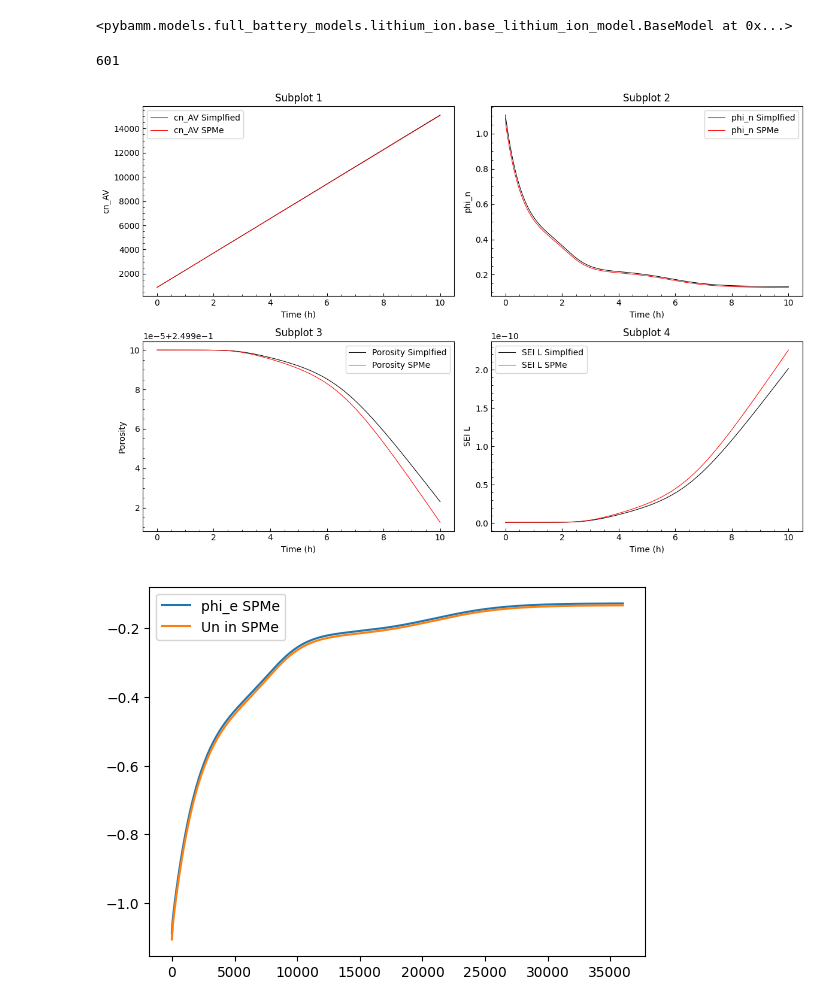
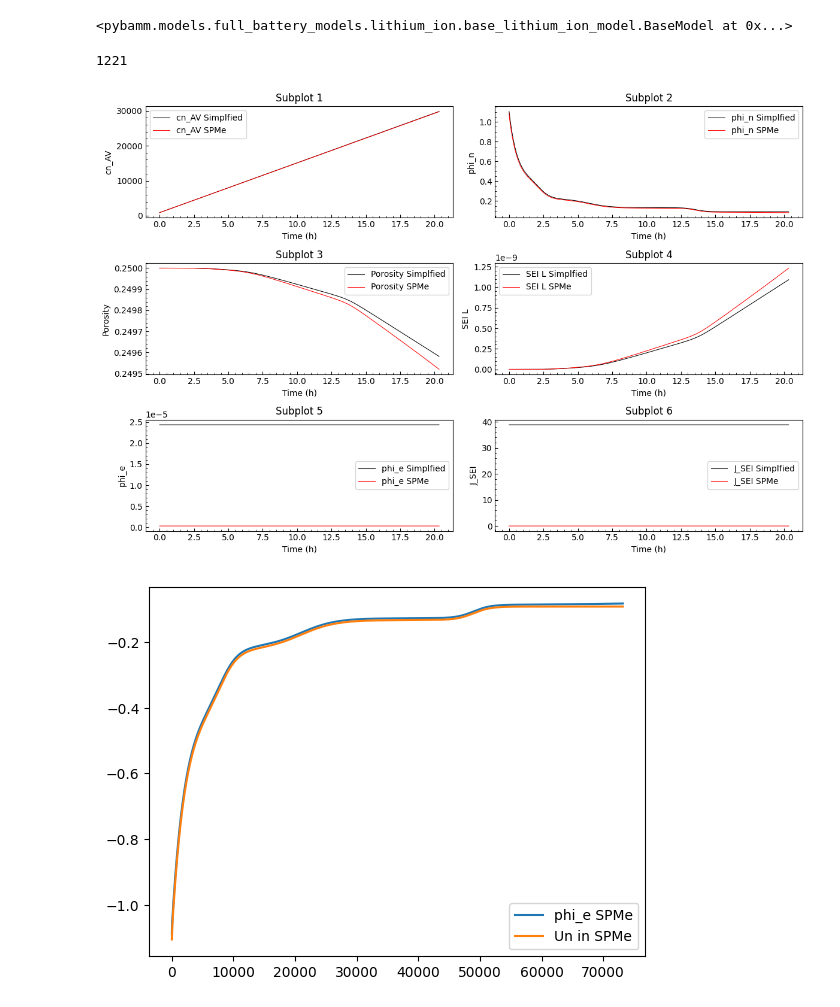
Before and after one commit to brosaplanella/formation, a Jupyter notebook: simplified_SEI_Model2.ipynb, the cells around one changed output. Saved outputs shown, nothing was run; the diff lists cells and outputs as text; code cells hidden in the pictures.

Commit message:
Applied currentt managed for any C-rate in both SPMe and simplified one

```diff
--- a/simplified_SEI_Model2.ipynb
+++ b/simplified_SEI_Model2.ipynb
@@ -152,7 +153,7 @@ model_simplified.variables = {
 
 model_simplified.algebraic = {
   phi_n: phi_n -  Un(cn_av/c_n_max),
-  phi_e_n: phi_e_n + I_app/(2.0*sigma_e*B*L_n)*x_n*x_n,
+  phi_e_n: phi_e_n + I_app/(6.0*sigma_e*B*L_n)*L_n**2,
   L_SEI: L_SEI - L_SEI_0 + 1/an*(E_n-E_init),
   }
 # %%
@@ -164,7 +165,7 @@ model_simplified.rhs = {cn_av: dcndt, E_n: dEndt}
 
 model_simplified.initial_conditions = {
     phi_n: Un(cn0/c_n_max),
-    phi_e_n: 0,
+    phi_e_n: 1e-7,
     L_SEI: L_SEI_0,
     cn_av: cn0,
     E_n: E_init,
@@ -216,7 +217,7 @@ cycle_number =1
 
 
 exp_CCCV_CC = pybamm.Experiment(
-    [("Charge at C/20 for 10 hour",
+    [("Charge at C/20 until 4.2 V",
        )] *cycle_number
 )
 
@@ -248,8 +249,10 @@ sol_SPMe.append(solutions_SPMe[0]['Negative electrode volume-averaged concentrat
 sol_SPMe.append(-solutions_SPMe[0]["Negative electrolyte potential [V]"].entries[0])
 sol_SPMe.append(solutions_SPMe[0]['X-averaged negative electrode porosity'].entries)
 sol_SPMe.append(solutions_SPMe[0]['Total SEI thickness [m]'].entries[0])
+# sol_SPMe.append(solutions_SPMe[0]['X-averaged negative electrode potential [V]'].entries)
+sol_SPMe.append(solutions_SPMe[0]['X-averaged negative electrode potential [V]'].entries)
+sol_SPMe.append(solutions_SPMe[0]['X-averaged negative electrode SEI interfacial current density [A.m-2]'].entries),
 sol_SPMe.append(solutions_SPMe[0]["Voltage [V]"].entries)
-sol_SPMe.append(solutions_SPMe[0]['X-averaged negative electrode SEI interfacial current density [A.m-2]'].entries),
 t=solutions_SPMe[0]["Time [s]"].entries
 # %%
 # solver = pybamm.CasadiSolver()
@@ -267,51 +270,51 @@ sol.append(solution_simplified["Concentration [mol.m-3]"].entries)
 sol.append(solution_simplified["Negative electrode potential [V]"].entries[0])
 sol.append(solution_simplified["Negative electrode porosity"].entries[0])
 sol.append(solution_simplified["Thickness of SEI [m]"].entries[0])
-
+sol.append(solution_simplified["Negative electrolyte potential [V]"].entries[0])
 
 sol.append(solution_simplified["Voltage [V]"].entries)
 
 
-Label = ["cn_AV", "phi_n", "Porosity", "SEI L"]
+Label = ["cn_AV", "phi_n", "Porosity", "SEI L", "phi_e", "J_SEI"]
 
-fig, axes = plt.subplots(2, 2, figsize=(12, 8))
+fig, axes = plt.subplots(3, 2, figsize=(12, 8))
 
-for i in range(4):  # Loop through the data to plot in subplots
+for i in range(6):  # Loop through the data to plot in subplots
     row = i // 2
     col = i % 2
     ax = axes[row, col]
 
     ax.plot(tt,
             sol[i],
             label=Label[i]+" Simplfied",
             linestyle="-",
             color="black",
             linewidth=0.75)
 
     ax.plot(tt,
             sol_SPMe[i],
              label=Label[i]+" SPMe",
             linestyle="-",
             color="red",
             linewidth=0.75)
     ax.set_title("Subplot " + str(i+1))
     ax.set_xlabel("Time (h)")
     ax.set_ylabel(Label[i])
     ax.legend()
     ax.minorticks_on()
     ax.tick_params(which='both', direction='in')
 
     # Add minor ticks
 
 # ax.grid(which='minor', linestyle='--', linewidth=0.5)
 # Adjust the layout to prevent overlapping labels
 plt.tight_layout()
 
 # Show the plots
 plt.show()
 # %% [output]
-601
+1221
-[figure, old version]
+[figure, new version]
 # %%
 tt=solution_simplified.t
 phi_e=solutions_SPMe[0]["Negative electrolyte potential [V]"].entries[0]
@@ -330,4 +333,4 @@ plt.legend()
 plt.show()
 # # plt.plot(tt,L_SEI[0,:])
 # %% [output]
-[figure, old version]
+[figure, new version]
```
Also changed, not shown: parts of 1 cell of this notebook, 1 other file.
